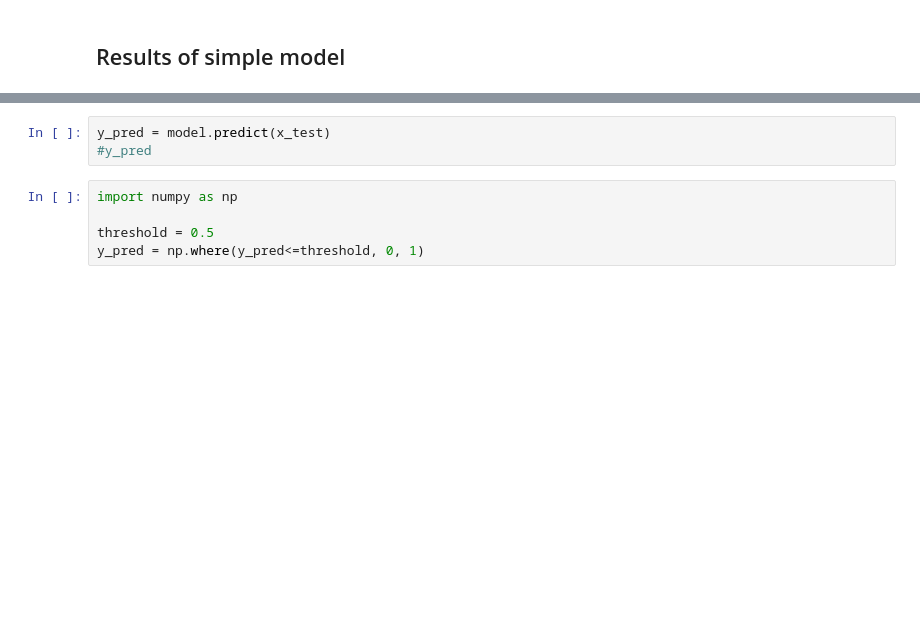
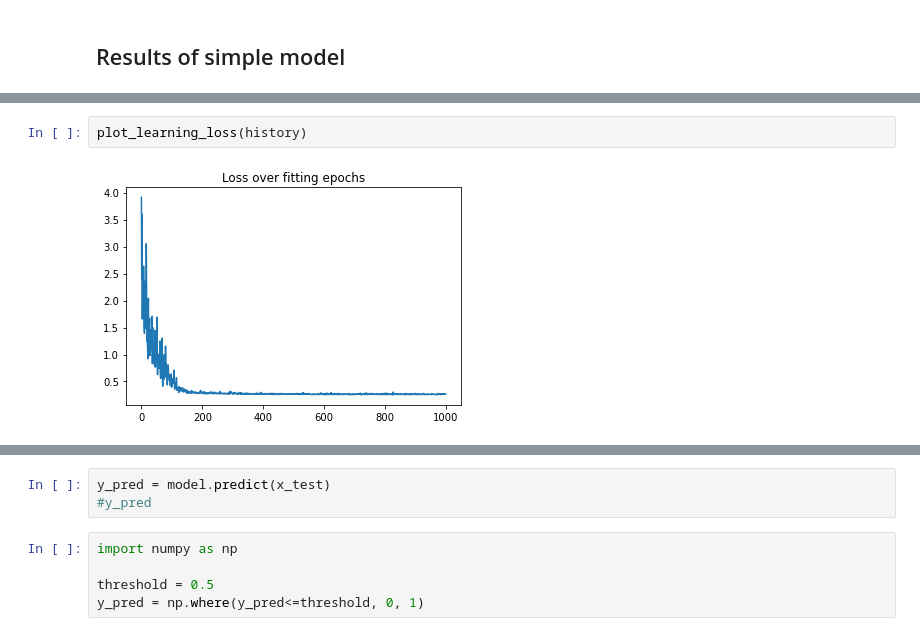
Before and after one commit to Parn1984/AIDA-Project-Team-C, a Jupyter notebook: Neural_Network_classification_simple.ipynb, the cells around one changed output, grey strips where cells are left out. Cells and saved outputs as stored; diff of their text form; blank space fills up the shorter version.

```diff
--- a/Neural_Network_classification_simple.ipynb
+++ b/Neural_Network_classification_simple.ipynb
@@ -139,0 +113,4 @@ Min loss: 0.3600762188434601
+# %%
+plot_learning_loss(history)
+# %% [output]
+[figure, added]
```
Also changed, not shown: parts of 27 cells of this notebook, 2 other files.
